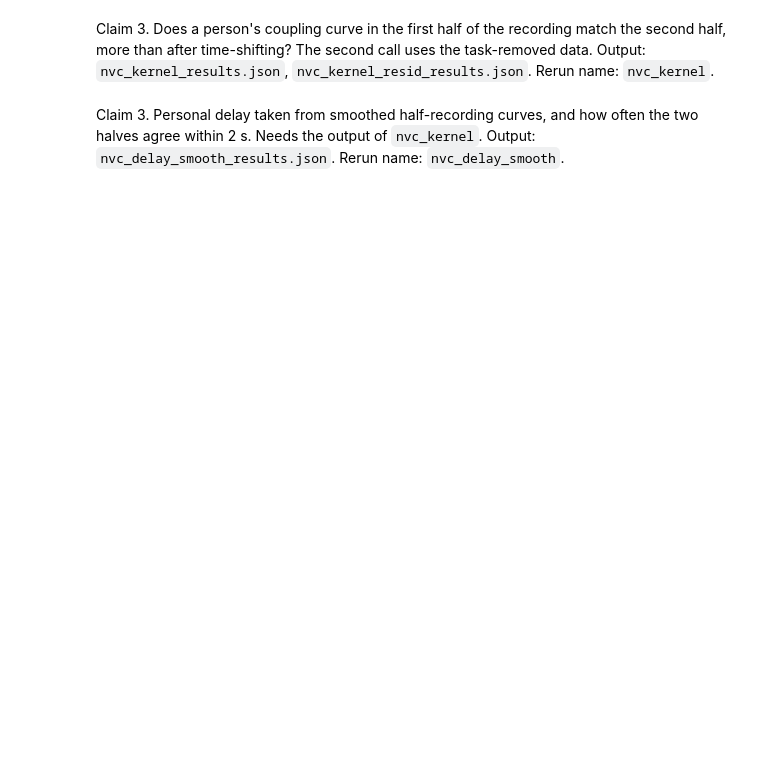
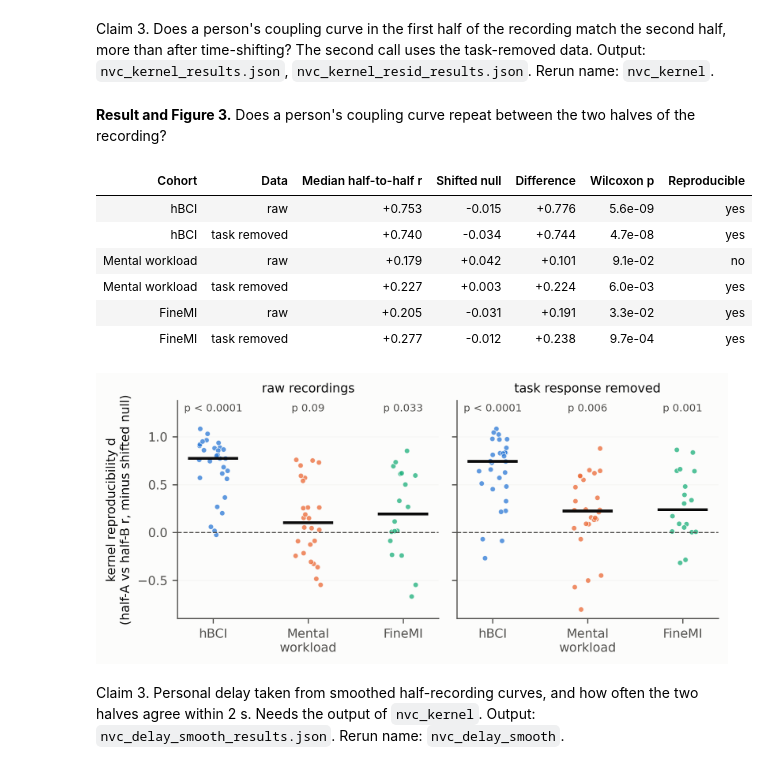
Before and after one commit to muntasirhossain2003/Cross-Modal-Prediction-of-fNIRS-Haemodynamics-From-Infra-Slow-EEG, a Jupyter notebook: merge/NeuroVascNet_Full.ipynb, the cells around one changed output. Drawn from its saved outputs; the diff is of its cells as text; code cells hidden in the pictures; blank space fills up the shorter version.

```diff
--- a/merge/NeuroVascNet_Full.ipynb
+++ b/merge/NeuroVascNet_Full.ipynb
@@ -4079,0 +4497,3 @@ if should("nvc_residual"):
+# %%
+d = J("nvc_residual_results.json")
+table([[COH[c], f"{d[c]['frac_beating_null']:.0%}", f"{d[c]['median_delay_s']:+.1f} s", f"{d[c]['split_half_r']:+.2f}", f"{d[c]['split_half_perm_p']:.3f}", f"{d[c]['median_peak_r']:.3f}"] for c in COH], ["Cohort", "Beat null", "Median delay", "Split-half r", "p", "Peak local r"])
@@ -4186,6 +4611,44 @@ def nvc_kernel(LIB=False, MODE="all", SHARD=(0, 1), ARGS=()):
 if should("nvc_kernel"):
     nvc_kernel()
     run_with_env(nvc_kernel, RESID="1")
+# %% [markdown]
+**Result and Figure 3.** Does a person's coupling curve repeat between the two halves of the recording?
+# %%
+kr, kt = J("nvc_kernel_results.json"), J("nvc_kernel_resid_results.json")
+table([[COH[c], label, f"{d[c]['median_k']:+.3f}", f"{d[c]['median_k_null']:+.3f}", f"{d[c]['median_d']:+.3f}", f"{d[c]['wilcoxon_p_greater']:.1e}", "yes" if d[c]["kernel_reproducible"] else "no"] for c in COH for label, d in (("raw", kr), ("task removed", kt))],
+      ["Cohort", "Data", "Median half-to-half r", "Shifted null", "Difference", "Wilcoxon p", "Reproducible"])
+def draw_fig3():
+    fig, axes = plt.subplots(1, 2, figsize=(6.4, 3.0), sharey=True)
+    pvals = {("", "hbci"): "p < 0.0001", ("", "mental_workload"): "p 0.09", ("", "finemi"): "p 0.033",
+             ("_resid", "hbci"): "p < 0.0001", ("_resid", "mental_workload"): "p 0.006", ("_resid", "finemi"): "p 0.001"}
+    rng = np.random.default_rng(0)
+    for ax, (tag, title) in zip(axes, (("", "raw recordings"), ("_resid", "task response removed"))):
+        K = shards(f"nvc_kernel{tag}_shard_*_of_*.json")
+        for i, (c, (lab, col)) in enumerate(FIG_COH.items()):
+            d = np.array([v["d"] for v in K.values() if v["cohort"] == c])
+            ax.scatter(i + rng.uniform(-0.15, 0.15, len(d)), d, s=14, color=col, alpha=0.75, edgecolors=SURF, linewidths=0.5)
+            ax.plot([i - 0.25, i + 0.25], [np.median(d)] * 2, color=INK, lw=2)
+            ax.text(i, 1.27, pvals[(tag, c)], ha="center", fontsize=7.5, color=INK2)
+        ax.axhline(0, color=INK2, lw=0.8, ls="--")
+        ax.set_xticks(range(3), ["hBCI", "Mental\nworkload", "FineMI"])
+        ax.set_title(title, fontsize=9, color=INK)
+        ax.grid(axis="x", visible=False)
+        ax.set_ylim(-0.9, 1.38)
+    axes[0].set_ylabel("kernel reproducibility d\n(half-A vs half-B r, minus shifted null)")
+    save(fig, "fig3_kernel_repro")
+
+
+draw_fig3()
+fig("fig3_kernel_repro", 640)
+# %% [output]
+| Cohort | Data | Median half-to-half r | Shifted null | Difference | Wilcoxon p | Reproducible |
+| hBCI | raw | +0.753 | -0.015 | +0.776 | 5.6e-09 | yes |
+| hBCI | task removed | +0.740 | -0.034 | +0.744 | 4.7e-08 | yes |
+| Mental workload | raw | +0.179 | +0.042 | +0.101 | 9.1e-02 | no |
+| Mental workload | task removed | +0.227 | +0.003 | +0.224 | 6.0e-03 | yes |
+| FineMI | raw | +0.205 | -0.031 | +0.191 | 3.3e-02 | yes |
+| FineMI | task removed | +0.277 | -0.012 | +0.238 | 9.7e-04 | yes |
+[figure, added]
 # %% [markdown]
 Claim 3. Personal delay taken from smoothed half-recording curves, and how often the two halves agree within 2 s. Needs the output of `nvc_kernel`. Output: `nvc_delay_smooth_results.json`. Rerun name: `nvc_delay_smooth`.
 # %%
```
Also changed, not shown: parts of 73 cells of this notebook, 1 other file.
